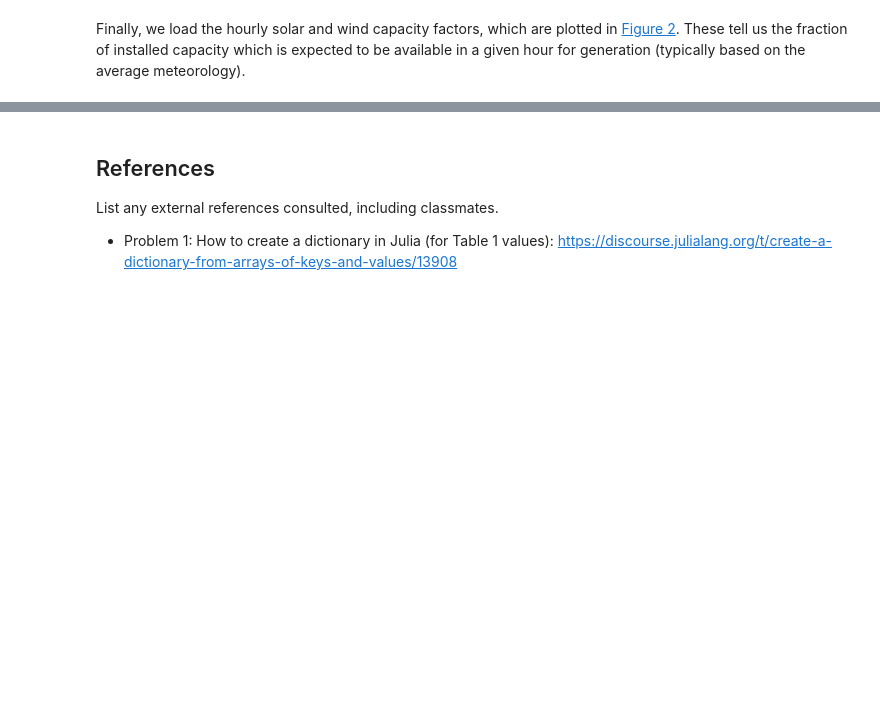
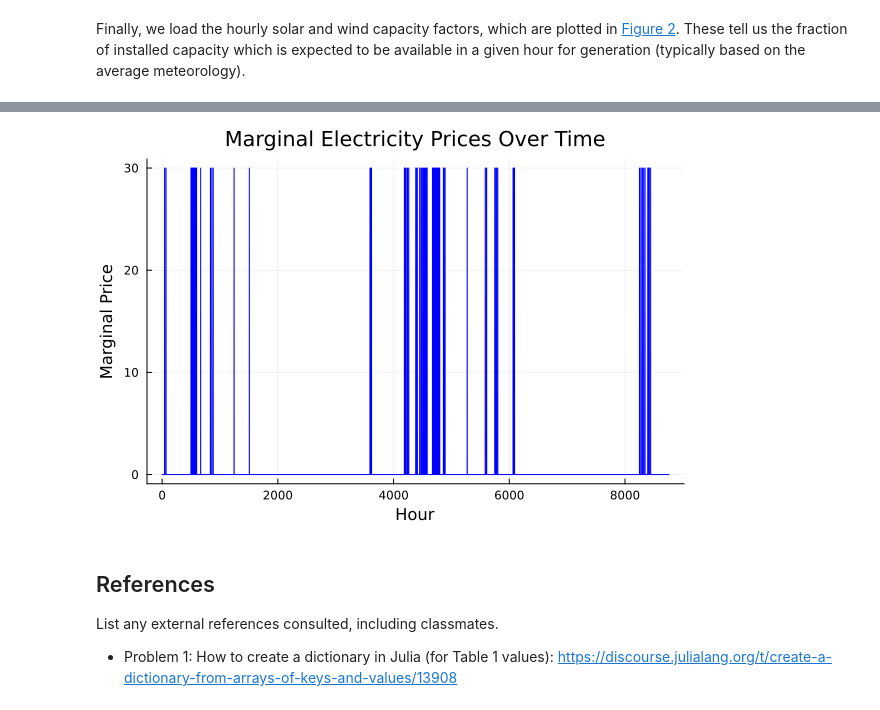
Before and after one commit to BEE4750-FA24/hw4-raashid-husain, a Jupyter notebook: hw04.ipynb, the cells around one changed output, grey strips where cells are left out. Drawn from its saved outputs; the diff is of its cells as text; code cells hidden in the pictures; blank space fills up the shorter version.

```diff
--- a/hw04.ipynb
+++ b/hw04.ipynb
@@ -319,3 +444,39 @@ rate of \$10,000/MWh.
+# %%
+G = 1:nrow(gens)
+NSECost = 10000
+marginal_prices = zeros(Float64, nrow(demand))
+
+function plot_supply_curve(supply_curve, demand)
+    marg_gen = 0
+    marg_price = 0
+    x = 0
+
+    x = x + sum(supply_curve.Pmin)
+    for i in 1:nrow(supply_curve)
+        if (x < demand) && (x + supply_curve[i,:cap] > demand)
+            marg_gen = i
+            marg_price = supply_curve[i,:VarCost]
+        end
+        x = x + supply_curve[i,:cap]
+    end
+
+    return marg_price
+end
+
+gens.cap = gens[:, :Pmax] .- gens[:, :Pmin]
+gens_nr = sort!(gens[G, :], [:VarCost, order(:cap, rev=true)])
+
+for t in 1:nrow(demand)
+    marg_price = plot_supply_curve(gens_nr, demand.Demand[t])
+    marginal_prices[t] = marg_price
+end
+
+plot(1:nrow(demand), marginal_prices,
+     xlabel="Hour", ylabel="Marginal Price",
+     title="Marginal Electricity Prices Over Time",
+     legend=false, linecolor="blue")
+# %% [output]
+[figure, added]
 # %% [markdown]
 ## References
 
```
Also changed, not shown: parts of 5 cells of this notebook.
